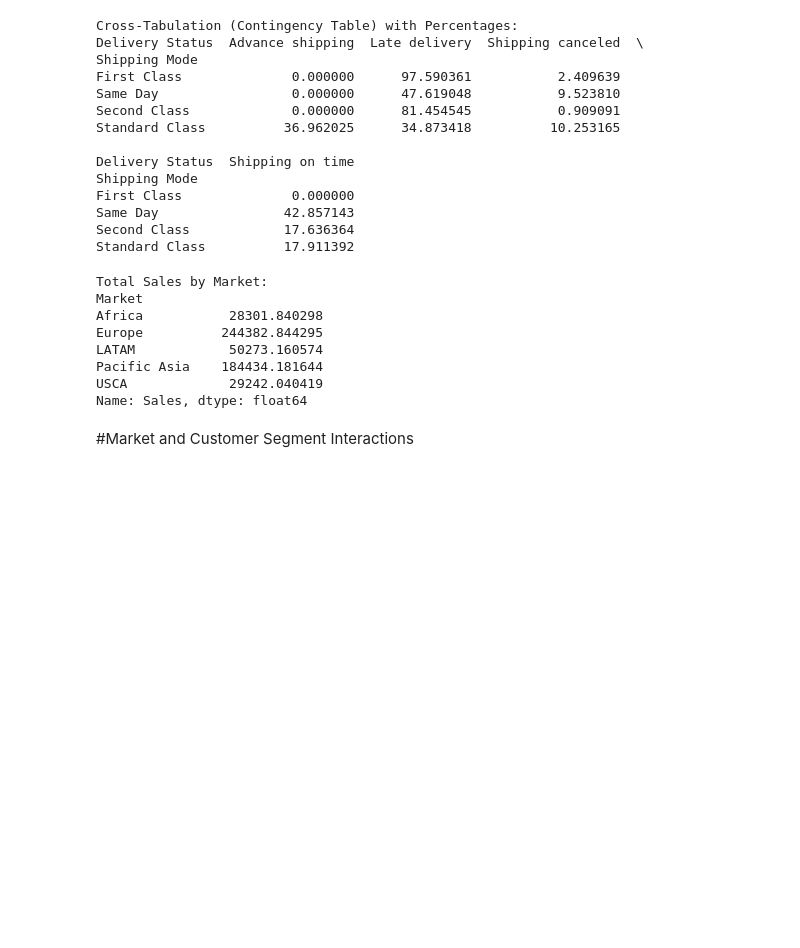
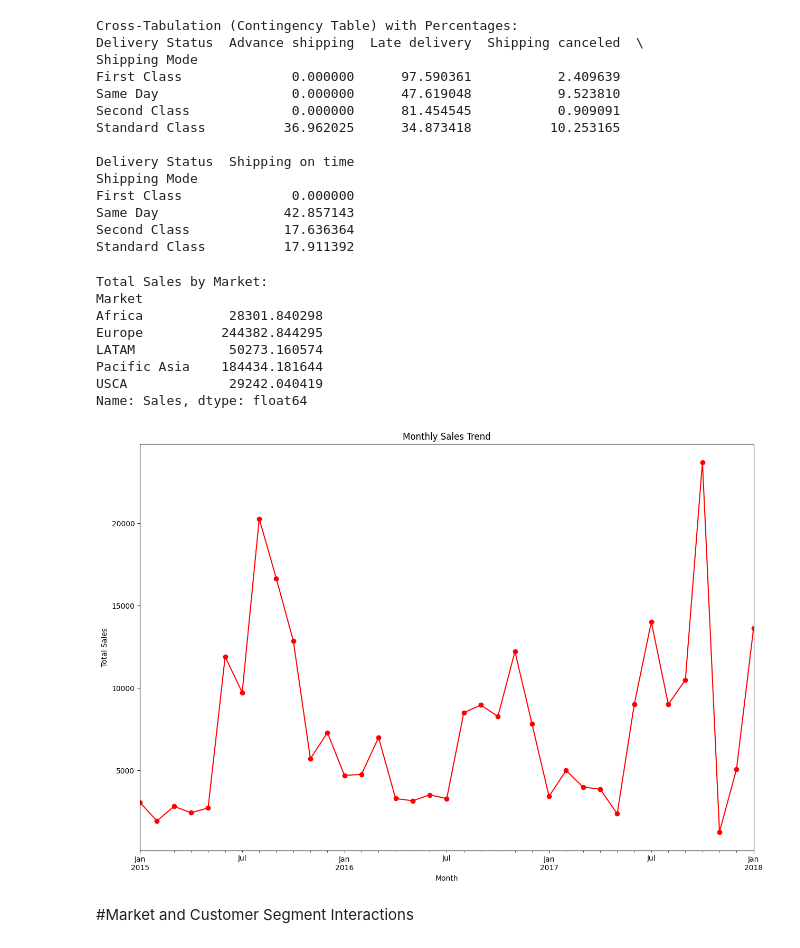
Before and after one commit to akshan-main/supplychain, a Jupyter notebook: supplychaineda.ipynb, the cells around one changed output. Drawn from its saved outputs; the diff is of its cells as text; code cells hidden in the pictures; blank space fills up the shorter version.

```diff
--- a/supplychaineda.ipynb
+++ b/supplychaineda.ipynb
@@ -133,6 +161,18 @@ LATAM            50273.160574
 Pacific Asia    184434.181644
 USCA             29242.040419
 Name: Sales, dtype: float64
+# %%
+df['order date (DateOrders)'] = pd.to_datetime(df['order date (DateOrders)'], errors='coerce', dayfirst=True)
+# %%
+monthly_sales = df.resample('M', on='order date (DateOrders)')['Sales'].sum()
+plt.figure(figsize=(15, 10))
+monthly_sales.plot(kind='line', marker='o', color='red')
+plt.title('Monthly Sales Trend')
+plt.xlabel('Month')
+plt.ylabel('Total Sales')
+plt.show()
+# %% [output]
+[figure, added]
 # %% [markdown]
 #Market and Customer Segment Interactions
 # %%
```
Also changed, not shown: parts of 6 cells of this notebook.
